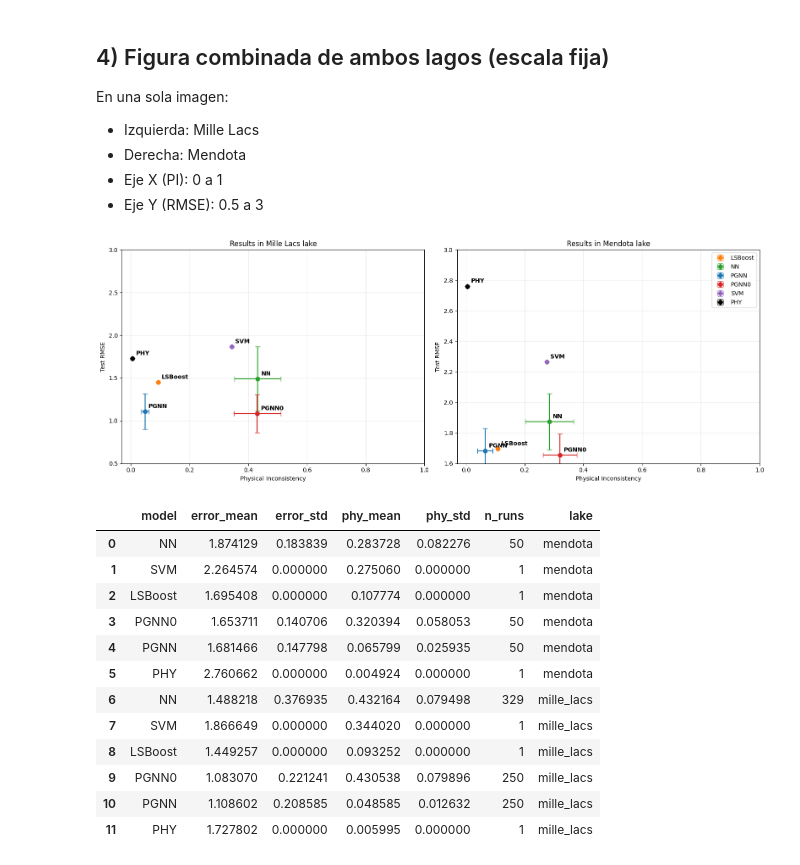
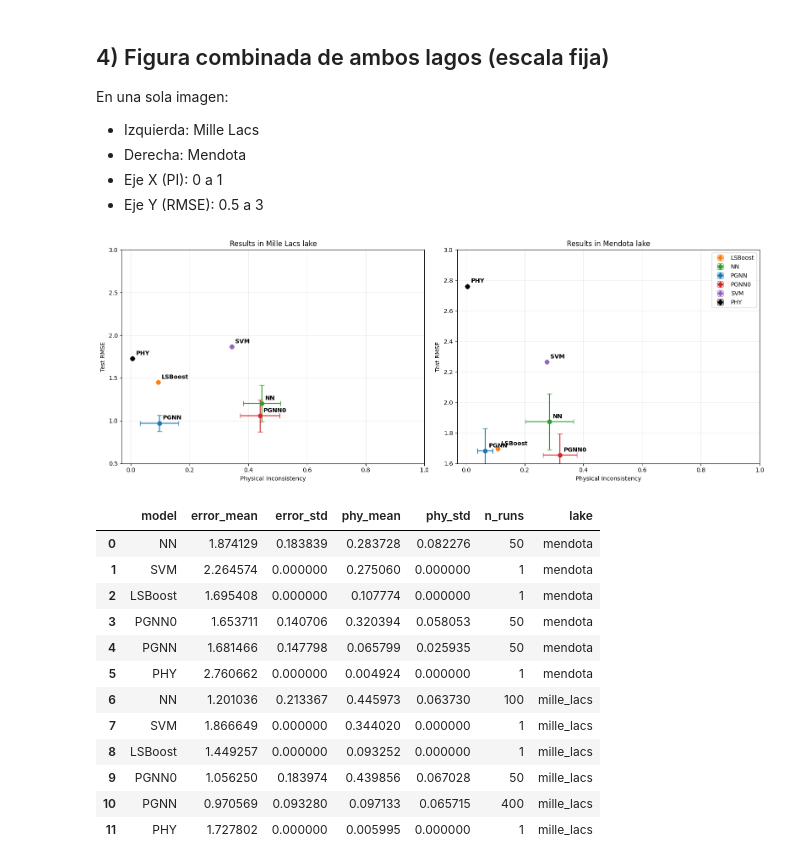
Before and after one commit to isabelnieto900/PGNN-lake-temp, a Jupyter notebook: results_analysis.ipynb, the cells around one changed output. Cells and saved outputs as stored; diff of their text form; code cells hidden in the pictures.

```diff
--- a/results_analysis.ipynb
+++ b/results_analysis.ipynb
@@ -296,6 +296,6 @@ Como en el paper:
 - Una figura independiente por lago
 # %%
-plot_df = valid_df.copy()
+plot_df = valid_df[valid_df['file'].str.contains('_trsize3000_')].copy()
 
 def density(temp):
     temp = np.asarray(temp, dtype=float)
@@ -491,7 +491,7 @@ En una sola imagen:
 - Eje X (PI): 0 a 1
 - Eje Y (RMSE): 0.5 a 3
 # %%
-plot_df = valid_df.copy()
+plot_df = valid_df[valid_df['file'].str.contains('_trsize3000_')].copy()
 
 if plot_df.empty:
     print('No hay datos validos para graficar.')
@@ -573,34 +573,34 @@ else:
                     model,
                     (x, y),
                     textcoords='offset points',
                     xytext=(6, 6),
                     fontsize=10,
                     weight='bold'
                 )
 
             ax.set_title(f'Results in {lake_title} lake')
             ax.set_xlim(-0.03, 1)
             if lake_name == 'mendota':
                 ax.set_ylim(1.6, 3.0)
             else:
                 ax.set_ylim(0.5, 3.0)
             ax.set_xlabel('Physical Inconsistency')
             ax.grid(alpha=0.25)
 
         axes[0].set_ylabel('Test RMSE')
         axes[1].set_ylabel('Test RMSE')
 
         handles, labels = axes[1].get_legend_handles_labels()
         uniq = dict(zip(labels, handles))
         axes[1].legend(uniq.values(), uniq.keys(), frameon=True, fontsize=10, loc='best')
 
         plt.tight_layout()
         plt.show()
 
         combined_stats['model'] = pd.Categorical(combined_stats['model'], categories=model_order, ordered=True)
         display(combined_stats.sort_values(['lake', 'model']).reset_index(drop=True))
 # %% [output]
-[figure, old version]
+[figure, new version]
 |  | model | error_mean | error_std | phy_mean | phy_std | n_runs | lake |
 | 0 | NN | 1.874129 | 0.183839 | 0.283728 | 0.082276 | 50 | mendota |
 | 1 | SVM | 2.264574 | 0.000000 | 0.275060 | 0.000000 | 1 | mendota |
@@ -608,11 +608,11 @@ else:
 | 3 | PGNN0 | 1.653711 | 0.140706 | 0.320394 | 0.058053 | 50 | mendota |
 | 4 | PGNN | 1.681466 | 0.147798 | 0.065799 | 0.025935 | 50 | mendota |
 | 5 | PHY | 2.760662 | 0.000000 | 0.004924 | 0.000000 | 1 | mendota |
-| 6 | NN | 1.488218 | 0.376935 | 0.432164 | 0.079498 | 329 | mille_lacs |
+| 6 | NN | 1.201036 | 0.213367 | 0.445973 | 0.063730 | 100 | mille_lacs |
 | 7 | SVM | 1.866649 | 0.000000 | 0.344020 | 0.000000 | 1 | mille_lacs |
 | 8 | LSBoost | 1.449257 | 0.000000 | 0.093252 | 0.000000 | 1 | mille_lacs |
-| 9 | PGNN0 | 1.083070 | 0.221241 | 0.430538 | 0.079896 | 250 | mille_lacs |
-| 10 | PGNN | 1.108602 | 0.208585 | 0.048585 | 0.012632 | 250 | mille_lacs |
+| 9 | PGNN0 | 1.056250 | 0.183974 | 0.439856 | 0.067028 | 50 | mille_lacs |
+| 10 | PGNN | 0.970569 | 0.093280 | 0.097133 | 0.065715 | 400 | mille_lacs |
 | 11 | PHY | 1.727802 | 0.000000 | 0.005995 | 0.000000 | 1 | mille_lacs |
 # %%
 from pathlib import Path
```
Also changed, not shown: parts of 8 cells of this notebook.
